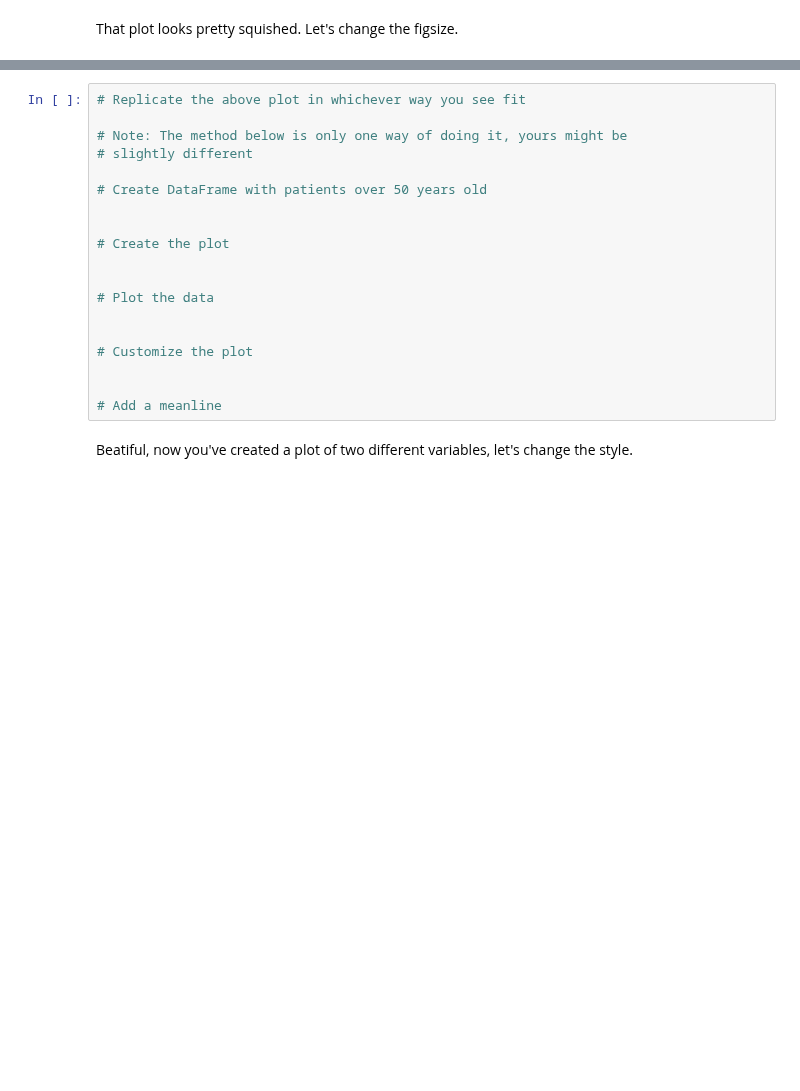
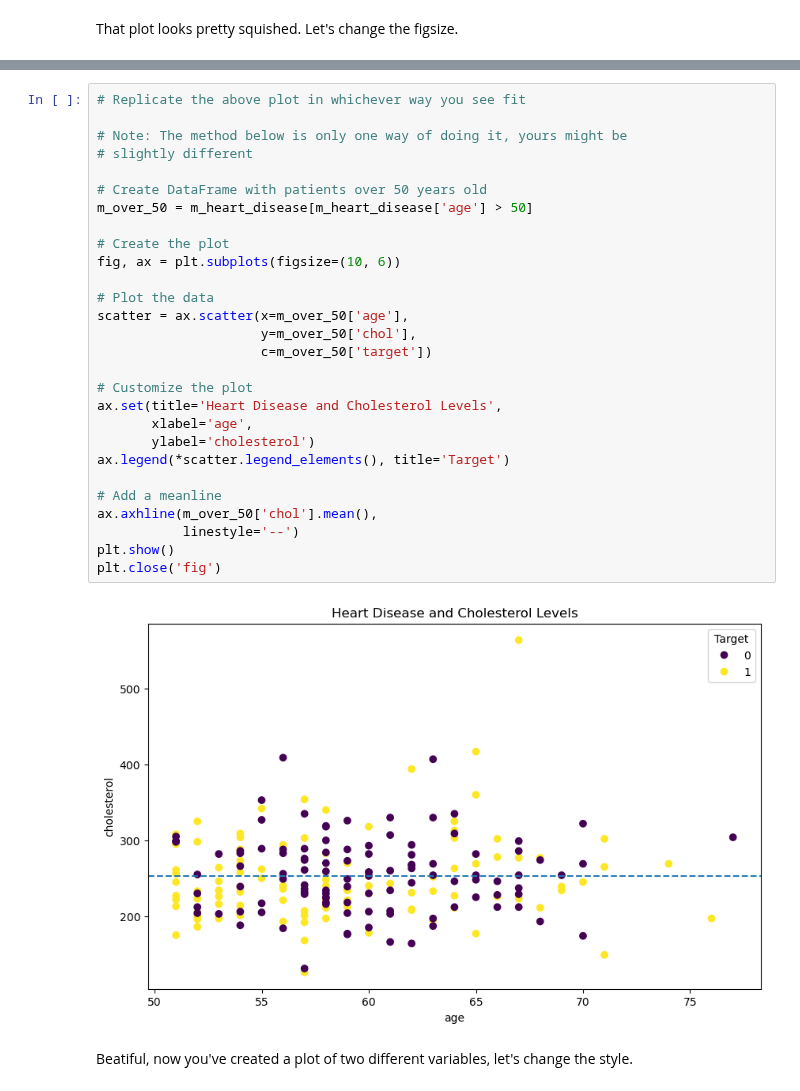
Before and after one commit to nacho481/capstone_project, a Jupyter notebook: sample_project1/Matplotlib/matplotlib-exercises.ipynb, the cells around one changed output, grey strips where cells are left out. Saved outputs shown, nothing was run; the diff lists cells and outputs as text; blank space fills up the shorter version.

Commit message:
Summary
Made several more graphs.

```diff
--- a/sample_project1/Matplotlib/matplotlib-exercises.ipynb
+++ b/sample_project1/Matplotlib/matplotlib-exercises.ipynb
@@ -513,22 +515,33 @@ For this next challenge, we're going to be replicating the following plot:
 # %%
 # Replicate the above plot in whichever way you see fit
 
 # Note: The method below is only one way of doing it, yours might be
 # slightly different
 
 # Create DataFrame with patients over 50 years old
-
+m_over_50 = m_heart_disease[m_heart_disease['age'] > 50]
 
 # Create the plot
-
+fig, ax = plt.subplots(figsize=(10, 6))
 
 # Plot the data
-
+scatter = ax.scatter(x=m_over_50['age'],
+                     y=m_over_50['chol'],
+                     c=m_over_50['target'])
 
 # Customize the plot
-
+ax.set(title='Heart Disease and Cholesterol Levels',
+       xlabel='age',
+       ylabel='cholesterol')
+ax.legend(*scatter.legend_elements(), title='Target')
 
 # Add a meanline
+ax.axhline(m_over_50['chol'].mean(),
+           linestyle='--')
+plt.show()
+plt.close('fig')
+# %% [output]
+[figure, added]
 # %% [markdown]
 Beatiful, now you've created a plot of two different variables, let's change the style.
 # %%
```
Also changed, not shown: parts of 1 cell of this notebook.
